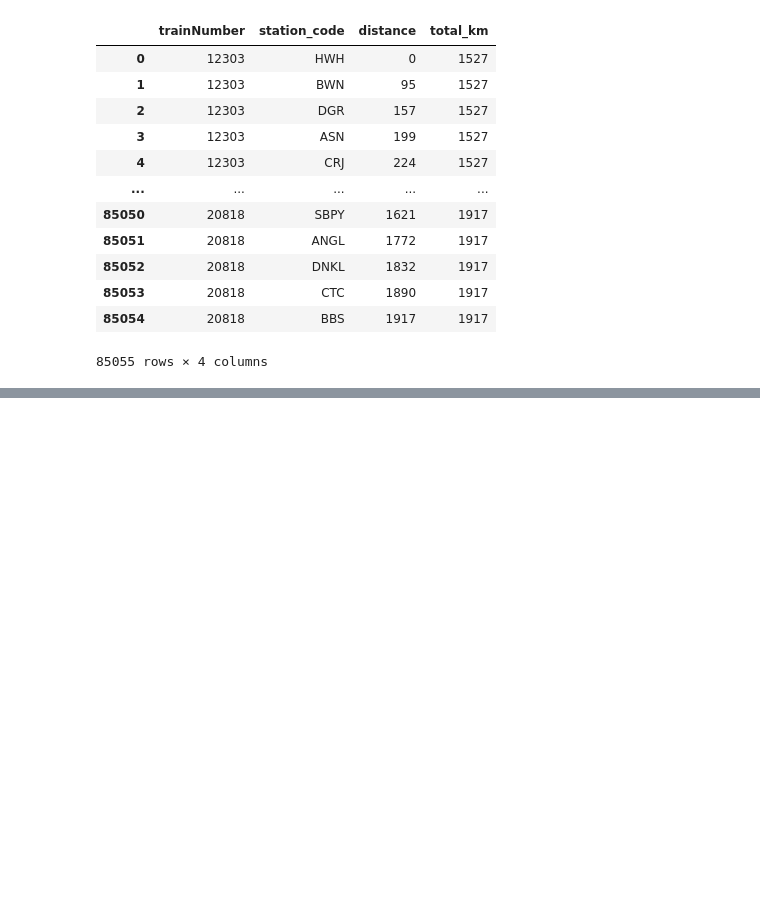
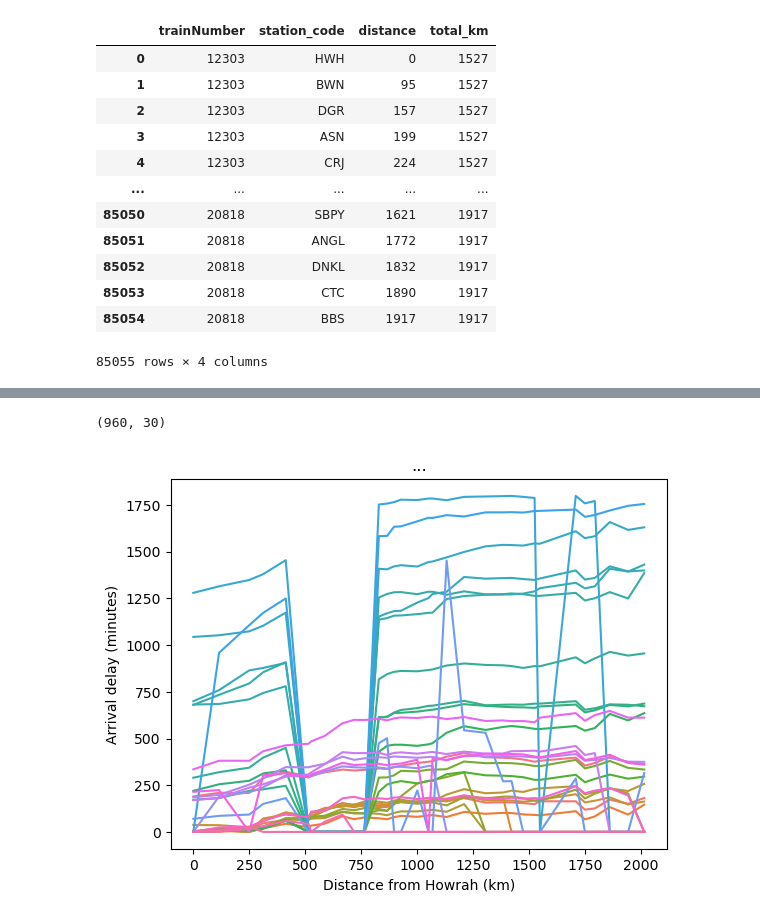
Before and after one commit to BitanuCS/indian-rail-delay, a Jupyter notebook: 02_eda.ipynb, the cells around one changed output, grey strips where cells are left out. Drawn from its saved outputs; the diff is of its cells as text; code cells hidden in the pictures; blank space fills up the shorter version.

```diff
--- a/02_eda.ipynb
+++ b/02_eda.ipynb
@@ -180,0 +227,13 @@ df.head(5)
+# %%
+one = df[df["train"] == "12130"]
+len(one), one["date"].nunique()
+# %% [output]
+(960, 30)
+# %%
+sns.lineplot(data=one, x="distance", y="arr_delay", hue="date", legend=False)
+plt.title("...")      # what you found
+plt.xlabel("Distance from Howrah (km)")
+plt.ylabel("Arrival delay (minutes)")
+plt.show()
+# %% [output]
+[figure, added]
```
Also changed, not shown: parts of 4 cells of this notebook, 20 other files.
